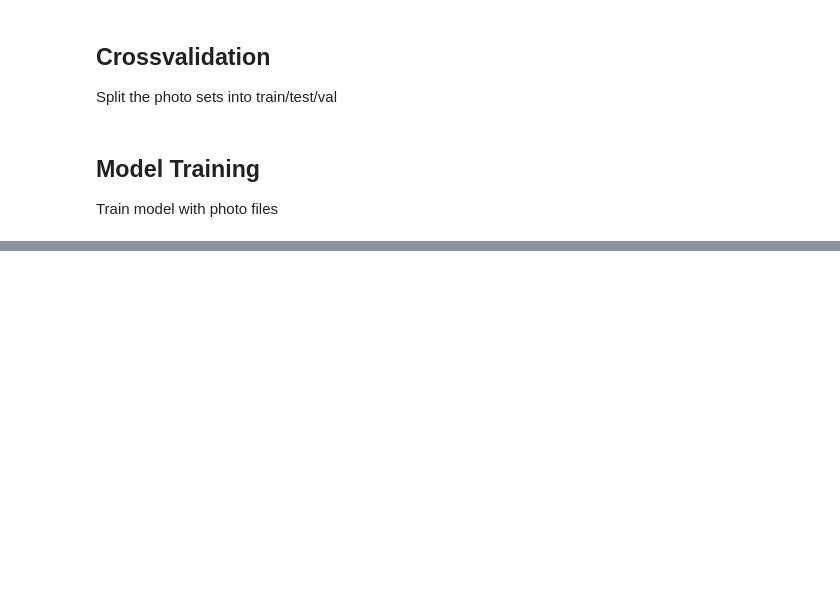
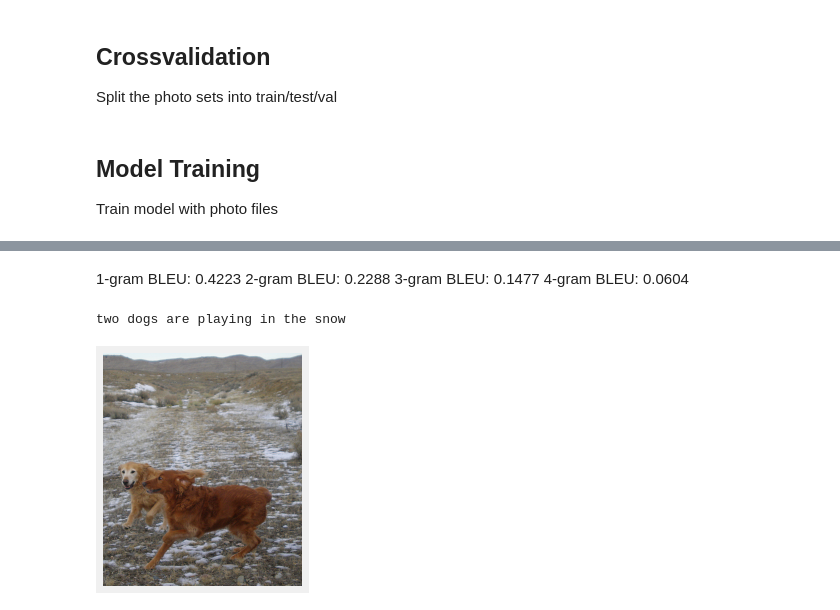
Before and after one commit to stereopickle/art_title_generator, a Jupyter notebook: 031.Model_v2.0.ipynb, the cells around one changed output, grey strips where cells are left out. Saved outputs shown, nothing was run; the diff lists cells and outputs as text; code cells hidden in the pictures; blank space fills up the shorter version.

```diff
--- a/031.Model_v2.0.ipynb
+++ b/031.Model_v2.0.ipynb
@@ -204,0 +236,13 @@ descriptor_1 = descriptor()
+# %% [markdown]
+1-gram BLEU: 0.4223
+2-gram BLEU: 0.2288
+3-gram BLEU: 0.1477
+4-gram BLEU: 0.0604
+# %%
+photo_descriptor = descriptor(features, tokenizer, processor, model, flicker_img_dir)
+art_descriptor = descriptor(art_features, tokenizer, processor, model, img_dir)
+# %%
+photo_descriptor.test_random_image(test_list)
+# %% [output]
+two dogs are playing in the snow
+[figure, added]
```
Also changed, not shown: parts of 20 cells of this notebook.
